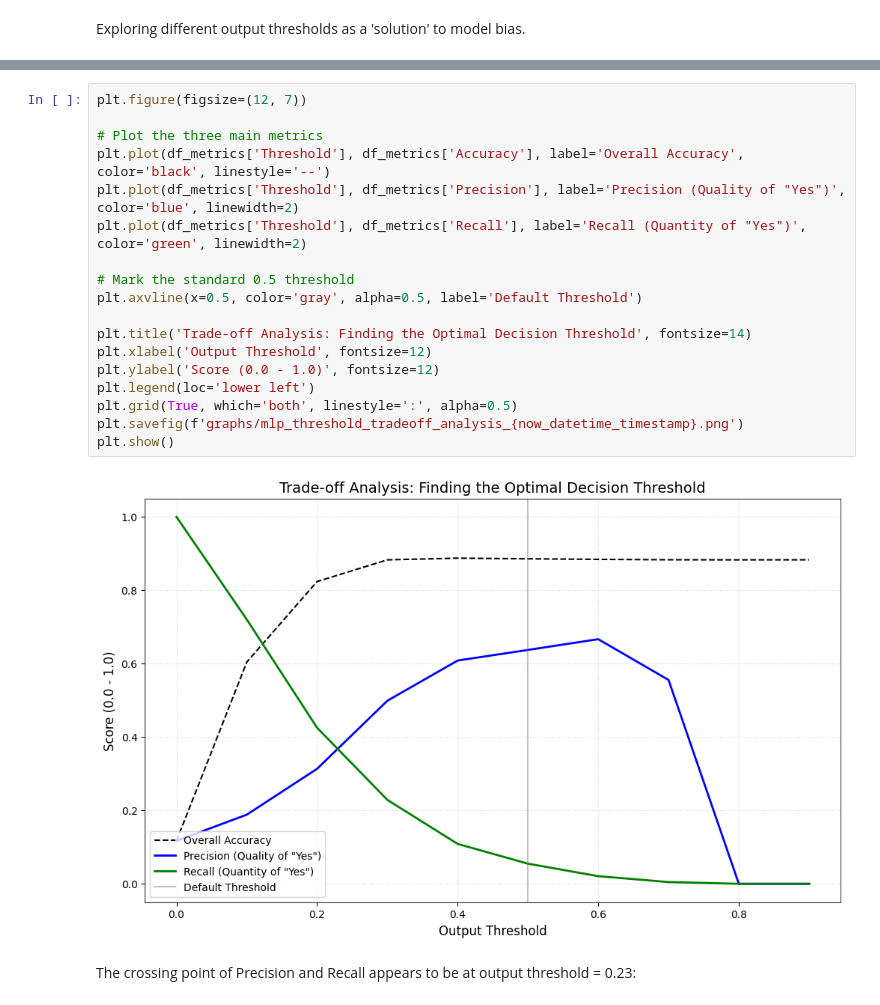
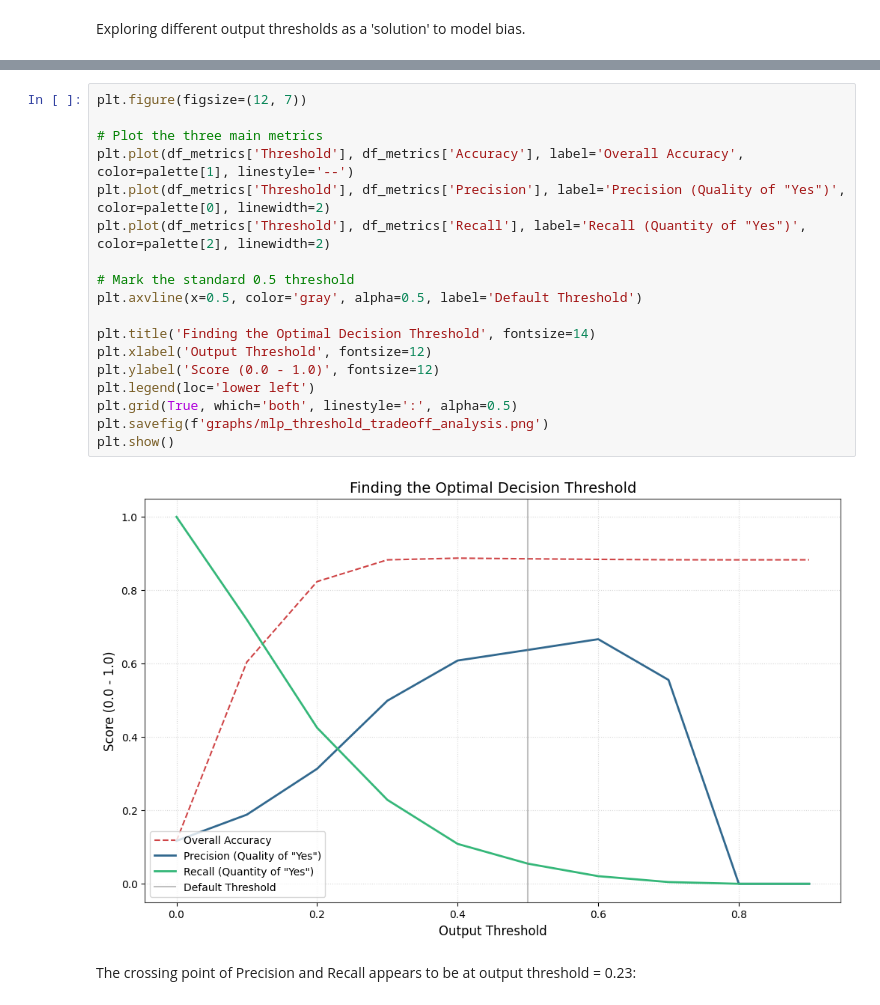
Before and after one commit to daemonchild/cardiffmet-dat6002-artificial-intelligence, a Jupyter notebook: assessment/part_2/2-From-Scratch-MLP.ipynb, the cells around one changed output, grey strips where cells are left out. Saved outputs shown, nothing was run; the diff lists cells and outputs as text.

Commit message:
Report References and graphs added

```diff
--- a/assessment/part_2/2-From-Scratch-MLP.ipynb
+++ b/assessment/part_2/2-From-Scratch-MLP.ipynb
@@ -838,23 +838,23 @@ Accuracy: 0.88%
 # %%
 plt.figure(figsize=(12, 7))
 
 # Plot the three main metrics
-plt.plot(df_metrics['Threshold'], df_metrics['Accuracy'], label='Overall Accuracy', color='black', linestyle='--')
-plt.plot(df_metrics['Threshold'], df_metrics['Precision'], label='Precision (Quality of "Yes")', color='blue', linewidth=2)
-plt.plot(df_metrics['Threshold'], df_metrics['Recall'], label='Recall (Quantity of "Yes")', color='green', linewidth=2)
+plt.plot(df_metrics['Threshold'], df_metrics['Accuracy'], label='Overall Accuracy', color=palette[1], linestyle='--')
+plt.plot(df_metrics['Threshold'], df_metrics['Precision'], label='Precision (Quality of "Yes")', color=palette[0], linewidth=2)
+plt.plot(df_metrics['Threshold'], df_metrics['Recall'], label='Recall (Quantity of "Yes")', color=palette[2], linewidth=2)
 
 # Mark the standard 0.5 threshold
 plt.axvline(x=0.5, color='gray', alpha=0.5, label='Default Threshold')
 
-plt.title('Trade-off Analysis: Finding the Optimal Decision Threshold', fontsize=14)
+plt.title('Finding the Optimal Decision Threshold', fontsize=14)
 plt.xlabel('Output Threshold', fontsize=12)
 plt.ylabel('Score (0.0 - 1.0)', fontsize=12)
 plt.legend(loc='lower left')
 plt.grid(True, which='both', linestyle=':', alpha=0.5)
-plt.savefig(f'graphs/mlp_threshold_tradeoff_analysis_{now_datetime_timestamp}.png')
+plt.savefig(f'graphs/mlp_threshold_tradeoff_analysis.png')
 plt.show()
 # %% [output]
-[figure, old version]
+[figure, new version]
 # %% [markdown]
 The crossing point of Precision and Recall appears to be at output threshold = 0.23:
 # %%
```
Also changed, not shown: 5 other files.
